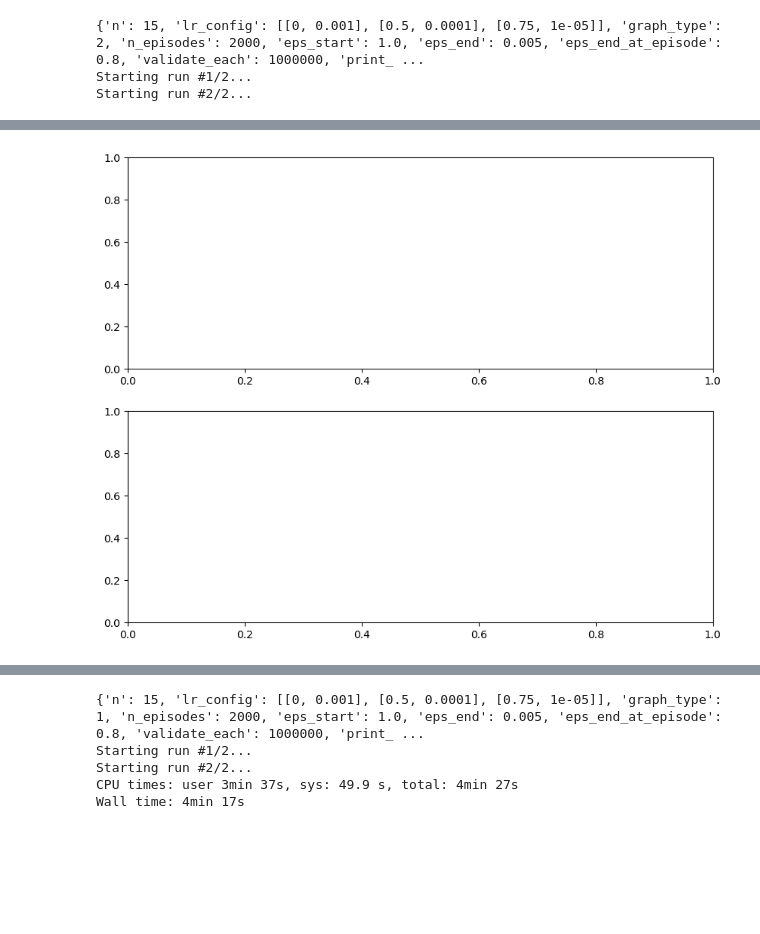
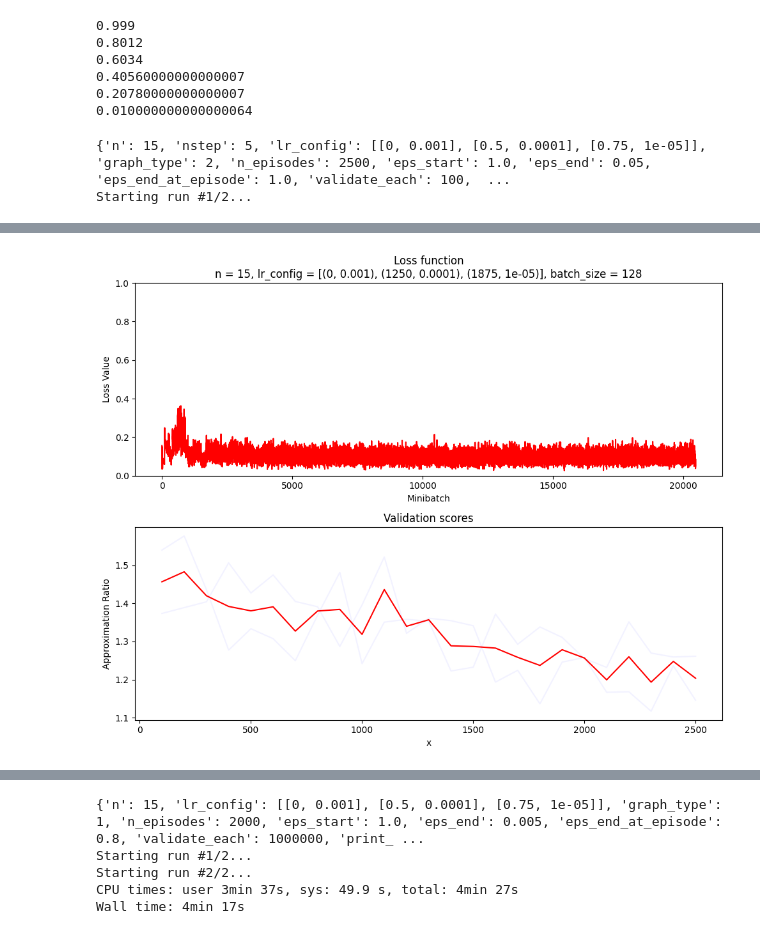
Before and after one commit to LIRA-UFRJ/s2v-dqn, a Jupyter notebook: MVC.ipynb, the cells around one changed output, grey strips where cells are left out. Drawn from its saved outputs; the diff is of its cells as text; code cells hidden in the pictures; blank space fills up the shorter version.

```diff
--- a/MVC.ipynb
+++ b/MVC.ipynb
@@ -313,3 +214,24 @@ def replay_graphs(outputs_prefix, max_loss=1.0, filename=None):
+# %%
+eps_start = 0.999
+eps_end = 0.01
+n = 15
+nstep = 5
+eps_end_at_episode = 5
+eps_decay = (eps_end - eps_start) / eps_end_at_episode
+eps_decay
+
+eps = eps_start
+print(eps)
+for episode in range(eps_end_at_episode):
+    eps += eps_decay
+    print(eps)
+# %% [output]
+0.999
+0.8012
+0.6034
+0.40560000000000007
+0.20780000000000007
+0.010000000000000064
 # %%
 def run_train(experiment_idx, n_runs, p):
     all_agent_losses = []
@@ -320,7 +242,9 @@ def run_train(experiment_idx, n_runs, p):
     eps_start = p['eps_start']
     eps_end = p['eps_end']
     eps_end_at_episode = p['eps_end_at_episode']
+    decay_type = p.get('decay_type', 'linear')
     batch_size = p['batch_size']
+    validate_at_start = p.get('validate_at_start', False)
 
     # transform relative to absolute episode number
     lr_config = p['lr_config']
@@ -344,6 +268,7 @@ def run_train(experiment_idx, n_runs, p):
             lr=1, # LR is set via LR scheduler
             n_node_features=1,
             n_edge_features=0,
+            T=5
         )
 
         env = MVCEnv(n_min=n, n_max=n, graph_type=p['graph_type'])
@@ -352,8 +277,13 @@ def run_train(experiment_idx, n_runs, p):
 
         if 0 < eps_end_at_episode <= 1:
             eps_end_at_episode = round(eps_end_at_episode * n_episodes)
-        # decay derived from formula eps_end = eps_start * (eps_decay ** (n * episode))
-        eps_decay = (eps_end / eps_start) ** (1 / (n * eps_end_at_episode))
+
+        if decay_type == 'exponential':
+            # exponential decay derived from formula eps_end = eps_start * (eps_decay ** episode)
+            eps_decay = (eps_end / eps_start) ** (1 / eps_end_at_episode)
+        elif decay_type == 'linear':
+            # linear decay derived from formula eps_end = eps_start + (eps_decay * episode)
+            eps_decay = (eps_end - eps_start) / eps_end_at_episode
 
         print(f'Starting run #{run_idx+1}/{n_runs}...')
         print(f'Starting run #{run_idx+1}/{n_runs}...', file=f_log)
@@ -361,7 +291,7 @@ def run_train(experiment_idx, n_runs, p):
             agent, env, eps_start, eps_decay, eps_end,
             scheduler=scheduler, n_episodes=n_episodes,
             validate_each=p['validate_each'], print_train_metrics_each=p['print_train_metrics_each'],
-            print_thetas=False, print_to_file=f_log, validate_at_start=False)
+            print_thetas=False, print_to_file=f_log, validate_at_start=validate_at_start)
 
         agents.append(agent)
         all_agent_losses.append(agent.losses)
@@ -389,27 +319,28 @@ def run_train(experiment_idx, n_runs, p):
     # print(filename.format(experiment_idx, 'png'))
     # TODO: remove [0] from all_agent_losses[0]
     plot_graphs(all_agent_losses[0], all_val_scores, max_loss=1, filename=filename_plot,
-               n=n, lr_config=lr_config, batch_size=batch_size)
+                n=n, lr_config=lr_config, batch_size=batch_size,
+                validate_each=p['validate_each'], validate_at_start=validate_at_start)
 
     return agents
 # %%
 %%time
 params = {
     'n': 15,
+    'nstep': 5,
     'lr_config': [[0, 1e-3], [0.5, 1e-4], [0.75, 1e-5]],
     'graph_type': MVCEnv.BARABASI_ALBERT,
     # 'n': [3, 4, 5],
-    'n_episodes': 2000,
+    'n_episodes': 2500,
     # 'n_episodes': [100],
     'eps_start': 1.00,
-    'eps_end': 0.005,
-    'eps_end_at_episode': 0.8,
-    'validate_each': 1000000,
+    'eps_end': 0.05,
+    'eps_end_at_episode': 1.0,
+    'validate_each': 100,
     'print_train_metrics_each': 10,
-    'batch_size': 64
+    'batch_size': 128
 }
-agents = run_train(0, 2, params)
+agents = run_train(9, 2, params)
 # %% [output]
-{'n': 15, 'lr_config': [[0, 0.001], [0.5, 0.0001], [0.75, 1e-05]], 'graph_type': 2, 'n_episodes': 2000, 'eps_start': 1.0, 'eps_end': 0.005, 'eps_end_at_episode': 0.8, 'validate_each': 1000000, 'print_ ...
+{'n': 15, 'nstep': 5, 'lr_config': [[0, 0.001], [0.5, 0.0001], [0.75, 1e-05]], 'graph_type': 2, 'n_episodes': 2500, 'eps_start': 1.0, 'eps_end': 0.05, 'eps_end_at_episode': 1.0, 'validate_each': 100,  ...
 Starting run #1/2...
-Starting run #2/2...
@@ -417 +350 @@ TypeError: no numeric data to plot
-[figure, old version]
+[figure, new version]
```
Also changed, not shown: parts of 26 cells of this notebook, 2 other files.
